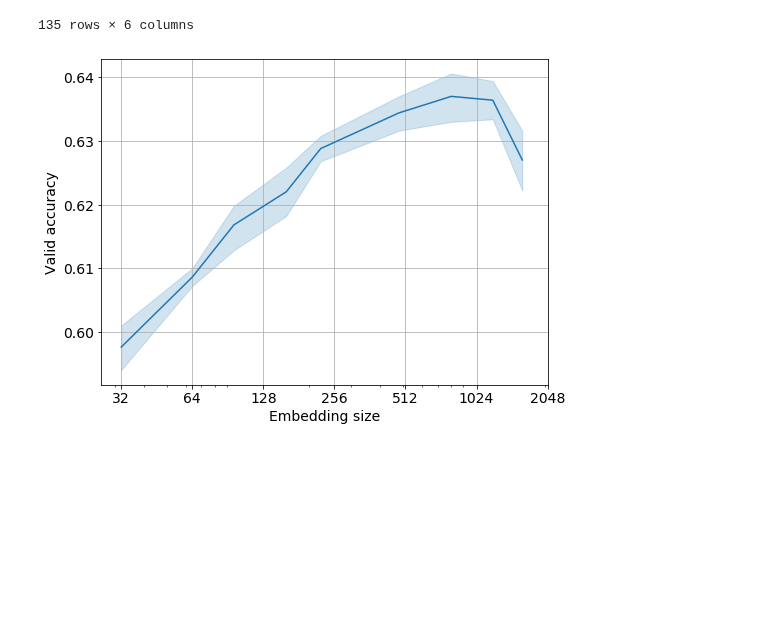
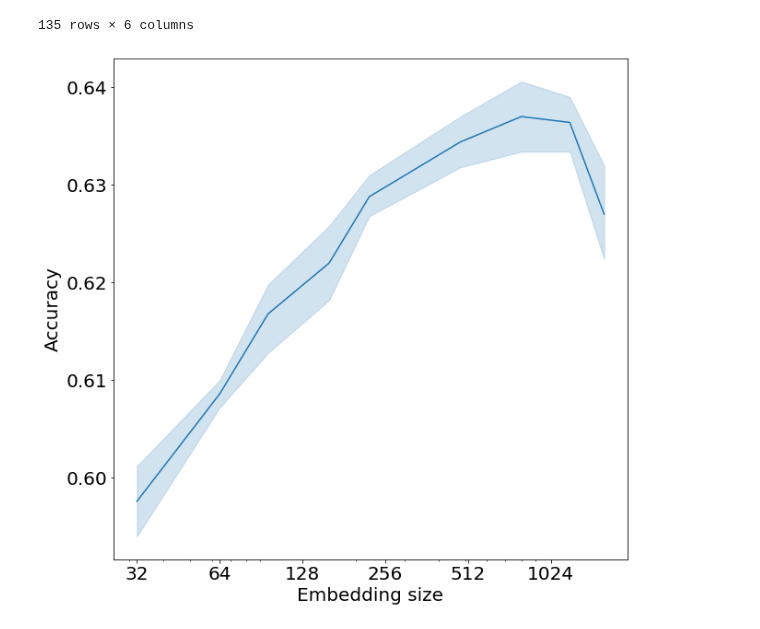
Before and after one commit to dllllb/pytorch-lifestream, a Jupyter notebook: experiments/notebooks/prepare_figure_age_pred.ipynb, the cells around one changed output. Cells and saved outputs as stored; diff of their text form; code cells hidden in the pictures; blank space fills up the shorter version.

Commit message:
figures update

```diff
--- a/experiments/notebooks/prepare_figure_age_pred.ipynb
+++ b/experiments/notebooks/prepare_figure_age_pred.ipynb
@@ -127,27 +129,43 @@ df2
 | 134 | xgb_embeds | 64 | 1600 | xgb_embeds: emb__hidden_size_bs_0... | valid.4 | 0.622 |
 135 rows × 6 columns
 # %%
-plt.figure(figsize=(8, 6))
-ax = sns.lineplot(
-    x='Embedding size',
-    y='Valid accuracy',
-    palette='tab10',
-    data=df2[lambda x: x['model_type'].eq('lgb_embeds')]
-    [lambda x: x['batch_size'].isin((64,))]
-    .rename(columns={'hidden_size': 'Embedding size'}),
-    ci=95,
-)
+with mpl.rc_context() as rc:
+    mpl.rc("figure", figsize=(10,10))
+    mpl.rc('font', size=20)
+
+    ax = sns.lineplot(
+        x='Embedding size',
+        y='Accuracy',
+        palette='tab10',
+        data=df2[lambda x: x['model_type'].eq('lgb_embeds')]
+        [lambda x: x['batch_size'].isin((64,))]
+        .rename(columns={'hidden_size': 'Embedding size', 'Valid accuracy': 'Accuracy'}),
+        ci=95,
+    )
+
+    ax.set_xlabel('Embedding size')
+    ax.set_xscale('log')
+
+    # ax.set(ylim=(0.74, 0.89))
+    ax.set_facecolor('white')
+
+    x_ticks = [2 ** i for i in range(5, 11)]
+    plt.xticks(x_ticks,(str(x) for x in x_ticks))
+    #plt.grid(color='white')
+
+    mpl.pyplot.savefig('age-pred-hidden-size.pdf', format='pdf', bbox_inches='tight')
+
 # plt.title('Age prediction task')
-ax.set_xscale('log'),
-ax.set_xticks([2 ** i for i in range(5, 12)])
-ax.get_xaxis().set_major_formatter(ScalarFormatter())
+# ax.set_xscale('log'),
+# ax.set_xticks([2 ** i for i in range(5, 12)])
+# ax.get_xaxis().set_major_formatter(ScalarFormatter())
 
-# plt.axhline(df['valid.mean'].quantile(0.99), color='black', linestyle='--', linewidth=1)
-# plt.axhspan(0.6285, 0.6387, alpha=0.1, color='black')
-plt.grid()
-# plt.legend(loc='lower right')
-# plt.show()
+# # plt.axhline(df['valid.mean'].quantile(0.99), color='black', linestyle='--', linewidth=1)
+# # plt.axhspan(0.6285, 0.6387, alpha=0.1, color='black')
+# # plt.grid()
+# # plt.legend(loc='lower right')
+# # plt.show()
 
-plt.savefig('age-pred-hidden-size.pdf')
+# plt.savefig('age-pred-hidden-size.pdf', format='pdf', bbox_inches='tight')
 # %% [output]
-[figure, old version]
+[figure, new version]
```
Also changed, not shown: parts of 2 cells of this notebook, 1 other file.
